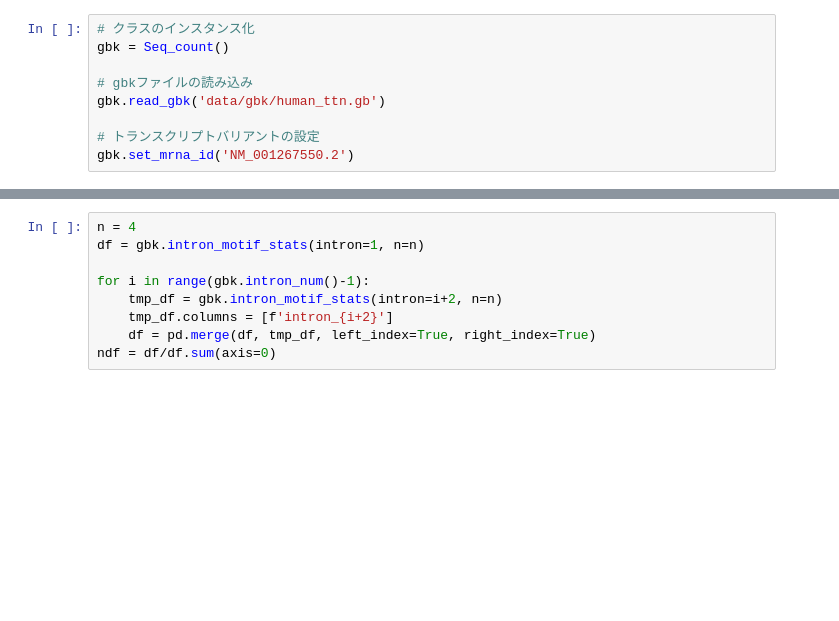
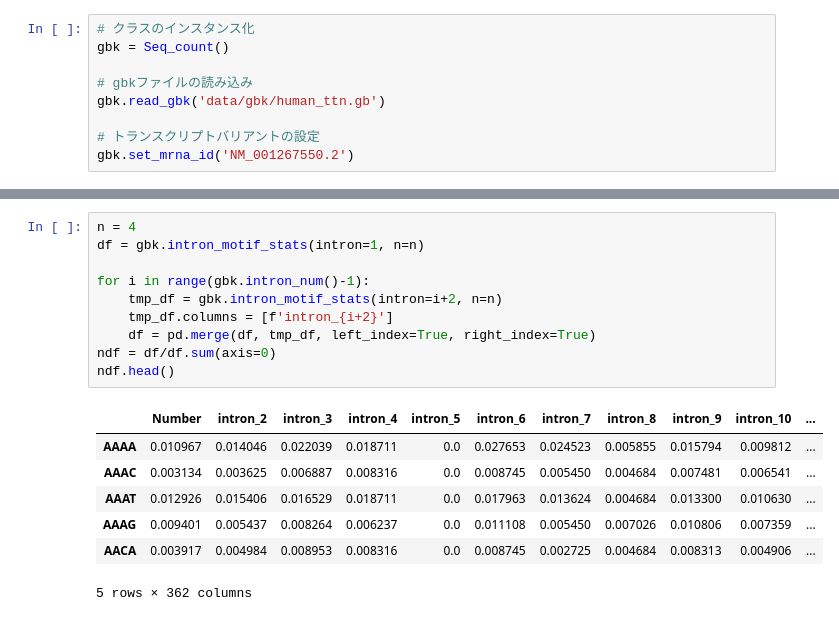
Before and after one commit to DU-med/bio_chem, a Jupyter notebook: ttn_splicing/motif_comb.ipynb, the cells around one changed output, grey strips where cells are left out. Saved outputs shown, nothing was run; the diff lists cells and outputs as text; blank space fills up the shorter version.

```diff
--- a/ttn_splicing/motif_comb.ipynb
+++ b/ttn_splicing/motif_comb.ipynb
@@ -27,10 +45,19 @@ for i in gbk.get_mrna_ids():
 # %%
 n = 4
 df = gbk.intron_motif_stats(intron=1, n=n)
 
 for i in range(gbk.intron_num()-1):
     tmp_df = gbk.intron_motif_stats(intron=i+2, n=n)
     tmp_df.columns = [f'intron_{i+2}']
     df = pd.merge(df, tmp_df, left_index=True, right_index=True)
 ndf = df/df.sum(axis=0)
+ndf.head()
+# %% [output]
+|  | Number | intron_2 | intron_3 | intron_4 | intron_5 | intron_6 | intron_7 | intron_8 | intron_9 | intron_10 | ... |
+| AAAA | 0.010967 | 0.014046 | 0.022039 | 0.018711 | 0.0 | 0.027653 | 0.024523 | 0.005855 | 0.015794 | 0.009812 | ... |
+| AAAC | 0.003134 | 0.003625 | 0.006887 | 0.008316 | 0.0 | 0.008745 | 0.005450 | 0.004684 | 0.007481 | 0.006541 | ... |
+| AAAT | 0.012926 | 0.015406 | 0.016529 | 0.018711 | 0.0 | 0.017963 | 0.013624 | 0.004684 | 0.013300 | 0.010630 | ... |
+| AAAG | 0.009401 | 0.005437 | 0.008264 | 0.006237 | 0.0 | 0.011108 | 0.005450 | 0.007026 | 0.010806 | 0.007359 | ... |
+| AACA | 0.003917 | 0.004984 | 0.008953 | 0.008316 | 0.0 | 0.008745 | 0.002725 | 0.004684 | 0.008313 | 0.004906 | ... |
+5 rows × 362 columns
 # %%
```
Also changed, not shown: parts of 10 cells of this notebook.
